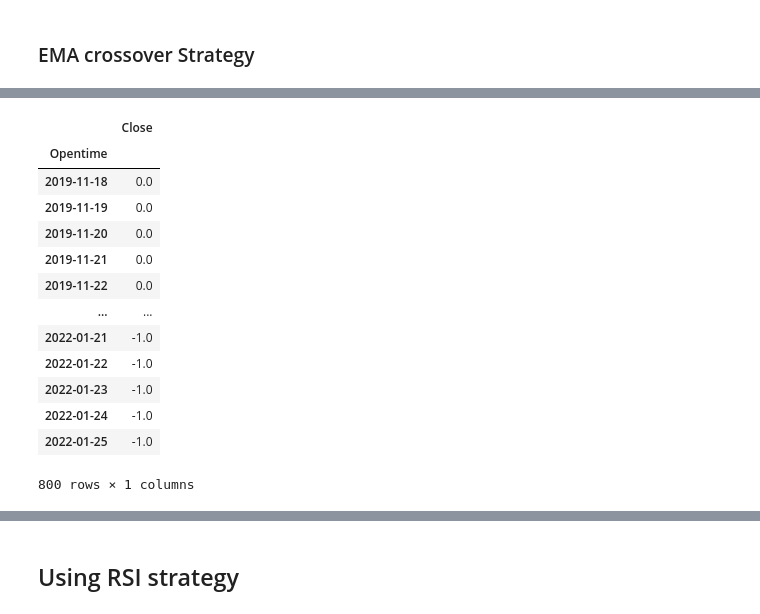
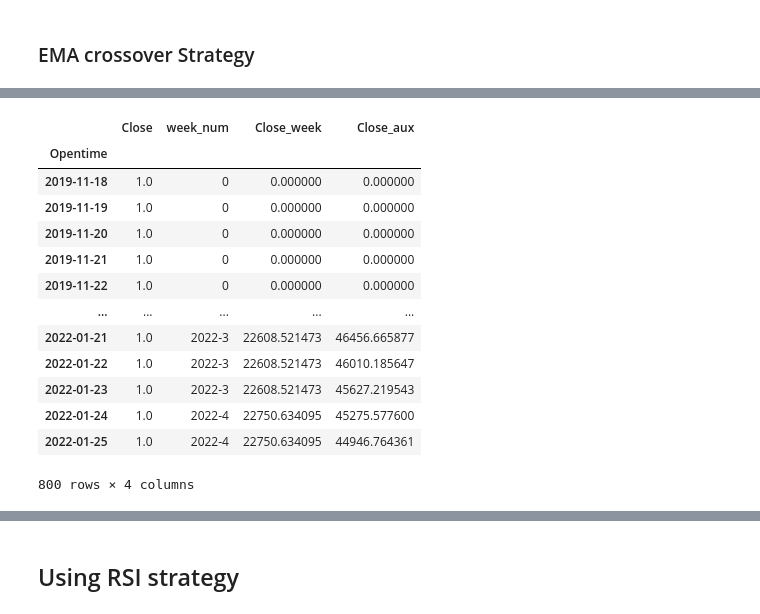
Before and after one commit to gap689/crypto-data-analysis, a Jupyter notebook: tradingmachinelearning/Backtesting.ipynb, the cells around one changed output, grey strips where cells are left out. Drawn from its saved outputs; the diff is of its cells as text; code cells hidden in the pictures.

```diff
--- a/tradingmachinelearning/Backtesting.ipynb
+++ b/tradingmachinelearning/Backtesting.ipynb
@@ -131,12 +131,12 @@ import matplotlib.pyplot as plt
 # %% [markdown]
 ### Extract data from exchange
 # %%
-def read_from_exchange(symbol: str) -> pd.DataFrame:
+def read_from_exchange(symbol: str,period='d') -> pd.DataFrame:
     """Extract candlestick data from Binance"""
 
     url_base = "https://api.binance.com/"
     url_endpoint = "api/v3/klines"
-    binance_candlesticks = requests.get(url_base + url_endpoint + "?symbol={}USDT&interval=1d&limit=800".format(symbol))
+    binance_candlesticks = requests.get(url_base + url_endpoint + "?symbol={symbol}USDT&interval=1{period}&limit=800".format(symbol=symbol,period=period))
     candlestick_info = binance_candlesticks.json()
 
     #Transform into Pandas dataframe to easy manipulation
@@ -156,6 +156,7 @@ def read_from_exchange(symbol: str) -> pd.DataFrame:
     return df
 # %%
 price_data = read_from_exchange('BTC')
+price_data_week = read_from_exchange('BTC',period='w')
 price_data[['High', 'Low']].plot(figsize=(15, 7))
 plt.show()
 # %% [output]
@@ -173,6 +174,7 @@ price_data.head()
 # %%
 #For backtesting we only need close price
 price_data = price_data.loc[:, ['Close']]
+price_data_week = price_data_week.loc[:, ['Close']]
 price_data
 # %% [output]
 |  | Close |
@@ -200,7 +202,10 @@ EMA_20 = talib.EMA(price_data['Close'], timeperiod=20).to_frame()
 EMA_50 = talib.EMA(price_data['Close'], timeperiod=50).to_frame()
 EMA_100 = talib.EMA(price_data['Close'], timeperiod=100).to_frame()
 
+EMA_week = talib.EMA(price_data_week['Close'], timeperiod=200).to_frame()
+
 #Rename columns to Close, if not backstesting will be in trouble
 EMA_20.columns = ['Close']
 EMA_50.columns = ['Close']
 EMA_100.columns = ['Close']
+EMA_week.columns = ['Close_week']
@@ -207,28 +229,41 @@ EMA_100.columns = ['Close']
 # %%
 #Construct the signal (Weight targets)
 
 #Create the signal dataframe
 signal = EMA_50.copy()
-signal[EMA_50.isnull()] = 0
+
+signal['week_num'] = signal.index.map(lambda x: str(x.year) + '-' + str(x.week))
+EMA_week['week_num'] = EMA_week.index.map(lambda x: str(x.year) + '-' + str(x.week))
+
+
+signal = signal.reset_index().merge(EMA_week,on='week_num',how='left').set_index('Opentime')
+signal['Close_aux'] = signal.Close
+
+signal[signal.Close.isnull()] = 0
 
 #Construct the signal
-signal[EMA_20> EMA_50] = 1
-signal[EMA_20 <= EMA_50] = -1
+const = EMA_20> EMA_50
+signal.loc[const.Close,'Close'] = 1
+
+const=EMA_20 <= EMA_50
+signal.loc[const.Close,'Close'] = -1
+
+signal.loc[signal.Close_week <= signal.Close_aux,'Close'] = 1
 signal
 # %% [output]
-|  | Close |
-| Opentime |  |
-| 2019-11-18 | 0.0 |
-| 2019-11-19 | 0.0 |
-| 2019-11-20 | 0.0 |
-| 2019-11-21 | 0.0 |
-| 2019-11-22 | 0.0 |
-| ... | ... |
-| 2022-01-21 | -1.0 |
-| 2022-01-22 | -1.0 |
-| 2022-01-23 | -1.0 |
-| 2022-01-24 | -1.0 |
-| 2022-01-25 | -1.0 |
+|  | Close | week_num | Close_week | Close_aux |
+| Opentime |  |  |  |  |
+| 2019-11-18 | 1.0 | 0 | 0.000000 | 0.000000 |
+| 2019-11-19 | 1.0 | 0 | 0.000000 | 0.000000 |
+| 2019-11-20 | 1.0 | 0 | 0.000000 | 0.000000 |
+| 2019-11-21 | 1.0 | 0 | 0.000000 | 0.000000 |
+| 2019-11-22 | 1.0 | 0 | 0.000000 | 0.000000 |
+| ... | ... | ... | ... | ... |
+| 2022-01-21 | 1.0 | 2022-3 | 22608.521473 | 46456.665877 |
+| 2022-01-22 | 1.0 | 2022-3 | 22608.521473 | 46010.185647 |
+| 2022-01-23 | 1.0 | 2022-3 | 22608.521473 | 45627.219543 |
+| 2022-01-24 | 1.0 | 2022-4 | 22750.634095 | 45275.577600 |
+| 2022-01-25 | 1.0 | 2022-4 | 22750.634095 | 44946.764361 |
-800 rows × 1 columns
+800 rows × 4 columns
 # %%
 #Combined datafrme
```
Also changed, not shown: parts of 7 cells of this notebook.
